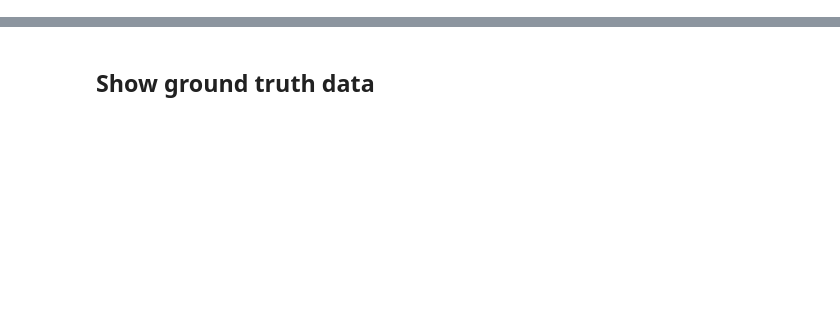
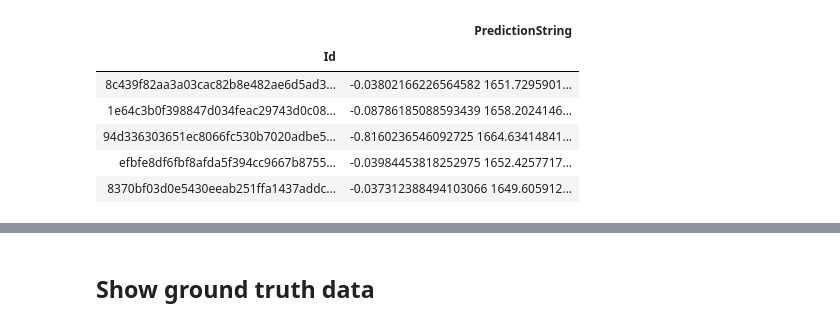
Before and after one commit to kanhua/lyft-3d-main, a Jupyter notebook: Check train-val data detection.ipynb, the cells around one changed output, grey strips where cells are left out. Cells and saved outputs as stored; diff of their text form; code cells hidden in the pictures; blank space fills up the shorter version.

```diff
--- a/Check train-val data detection.ipynb
+++ b/Check train-val data detection.ipynb
@@ -18,0 +16,10 @@ data_idx=105
+# %%
+val_df.head()
+# %% [output]
+|  | PredictionString |
+| Id |  |
+| 8c439f82aa3a03cac82b8e482ae6d5ad3... | -0.03802166226564582 1651.7295901... |
+| 1e64c3b0f398847d034feac29743d0c08... | -0.08786185088593439 1658.2024146... |
+| 94d336303651ec8066fc530b7020adbe5... | -0.8160236546092725 1664.63414841... |
+| efbfe8df6fbf8afda5f394cc9667b8755... | -0.03984453818252975 1652.4257717... |
+| 8370bf03d0e5430eeab251ffa1437addc... | -0.037312388494103066 1649.605912... |
```
Also changed, not shown: parts of 27 cells of this notebook, 1 other file.
